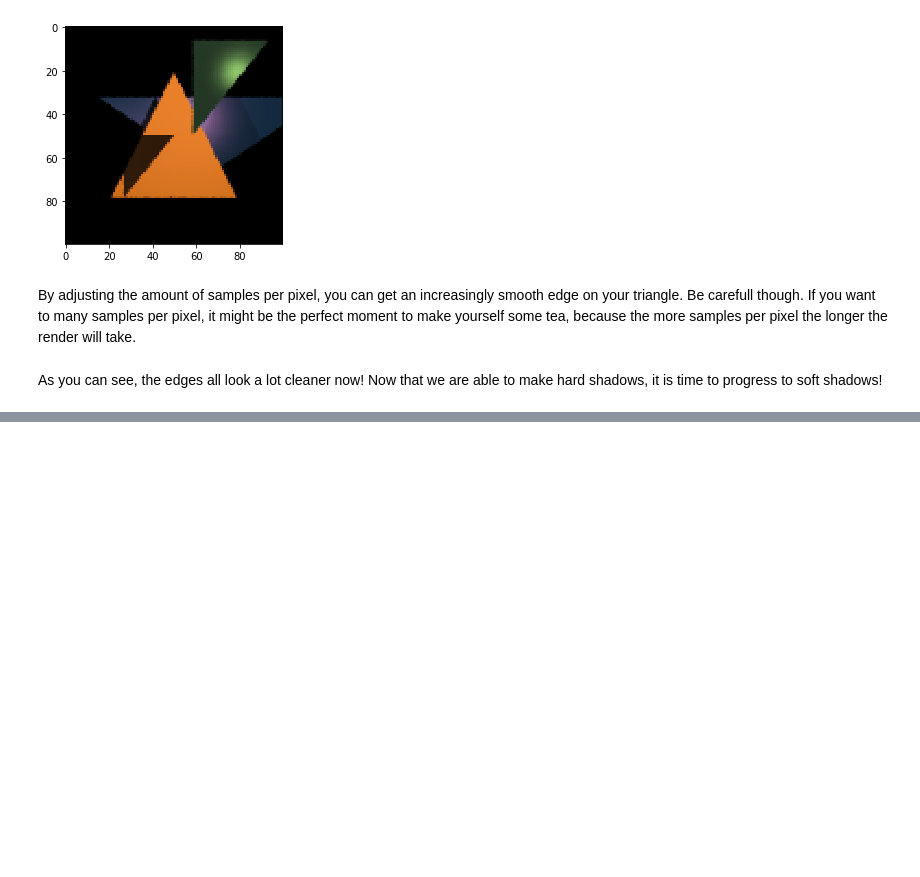
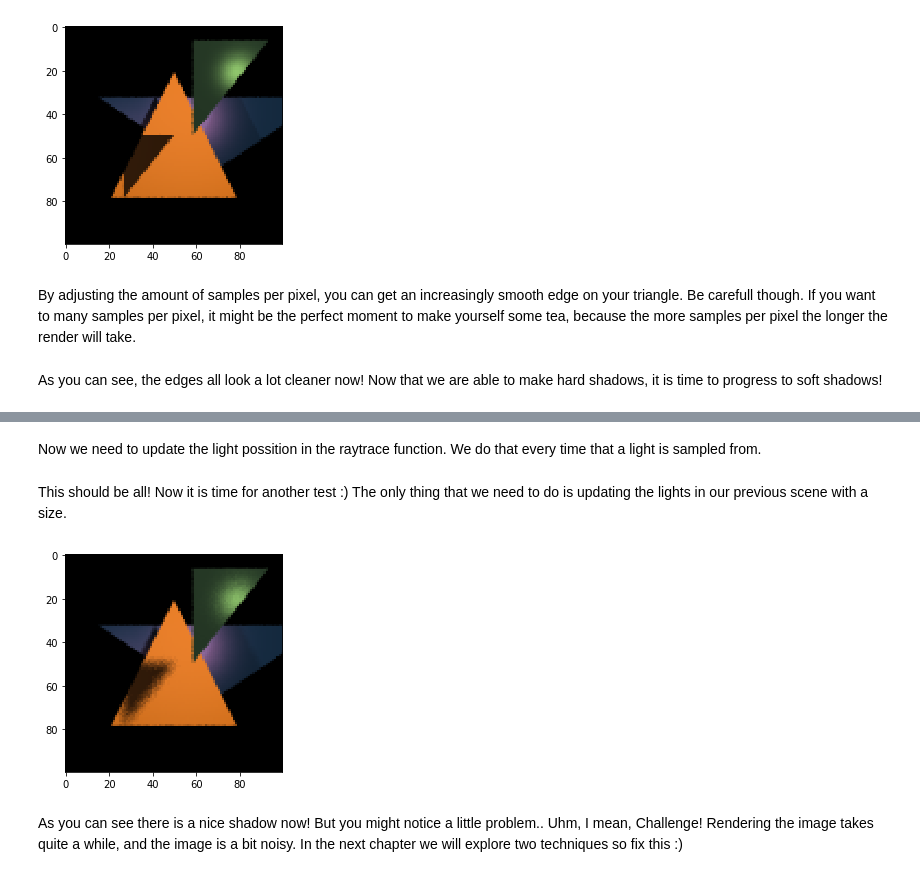
Before and after one commit to noahiscool13/PyRaytacerNotebook, a Jupyter notebook: Intro to raytracing in python.ipynb, the cells around one changed output, grey strips where cells are left out. Saved outputs shown, nothing was run; the diff lists cells and outputs as text; code cells hidden in the pictures; blank space fills up the shorter version.

Commit message:
Add Part 5: A soft shadow is a happy shadow

```diff
--- a/Intro to raytracing in python.ipynb
+++ b/Intro to raytracing in python.ipynb
@@ -713,0 +723,33 @@ Now that we are able to make hard shadows, it is time to progress to soft shadow
+# %%
+class PointLight:
+    def __init__(self, pos, color, size):
+        '''
+        Point light to make your world a little bit happier.
+        :param pos: position of the light
+        :param color: the color of the light
+        :param size: the size of the light
+        '''
+        self.pos = pos
+        self.offset = Vec3()
+        self.color = color
+        self.size = size
+
+    def move_light(self):
+        '''
+        Generate a random offset for this light.
+        The larger the light size, the larger the offsets
+        '''
+        self.offset = Vec3((random() - 0.5) * self.size,
+                            (random() - 0.5) * self.size,
+                            (random() - 0.5) * self.size)
+
+    def get_pos(self):
+        '''
+        Gets the position of the light source.
+        The possition is translated by the offset vector
+        :return: Light source position
+        '''
+        return self.pos + self.offset
+# %% [markdown]
+Now we need to update the light possition in the raytrace function.
+We do that every time that a light is sampled from.
@@ -713,0 +801,19 @@ Now that we are able to make hard shadows, it is time to progress to soft shadow
+# %% [markdown]
+This should be all!
+Now it is time for another test :)
+The only thing that we need to do is updating the lights in our previous scene with a size.
+# %%
+light_1 = PointLight(pos=Vec3(1,1,-1),color=Vec3(0.7), size=0.2)
+light_2 = PointLight(pos=Vec3(-3,0,-1),color=Vec3(0.2,0.2,0.2), size=0.3)
+
+lights = [light_1, light_2]
+
+SAMPLES_PER_PIXEL = 40
+camera(Vec3(0),100,100,60,triangles,lights)
+# %% [output]
+[figure, added]
+# %% [markdown]
+As you can see there is a nice shadow now!
+But you might notice a little problem.. Uhm, I mean, Challenge!
+Rendering the image takes quite a while, and the image is a bit noisy.
+In the next chapter we will explore two techniques so fix this :)
```
Also changed, not shown: parts of 2 cells of this notebook.
